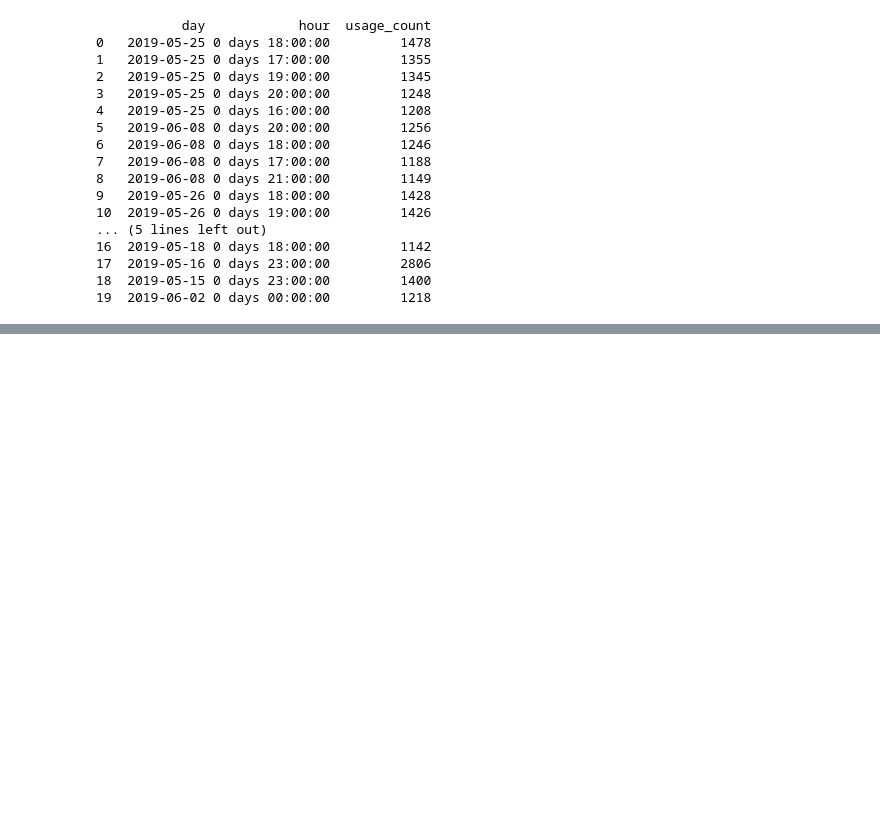
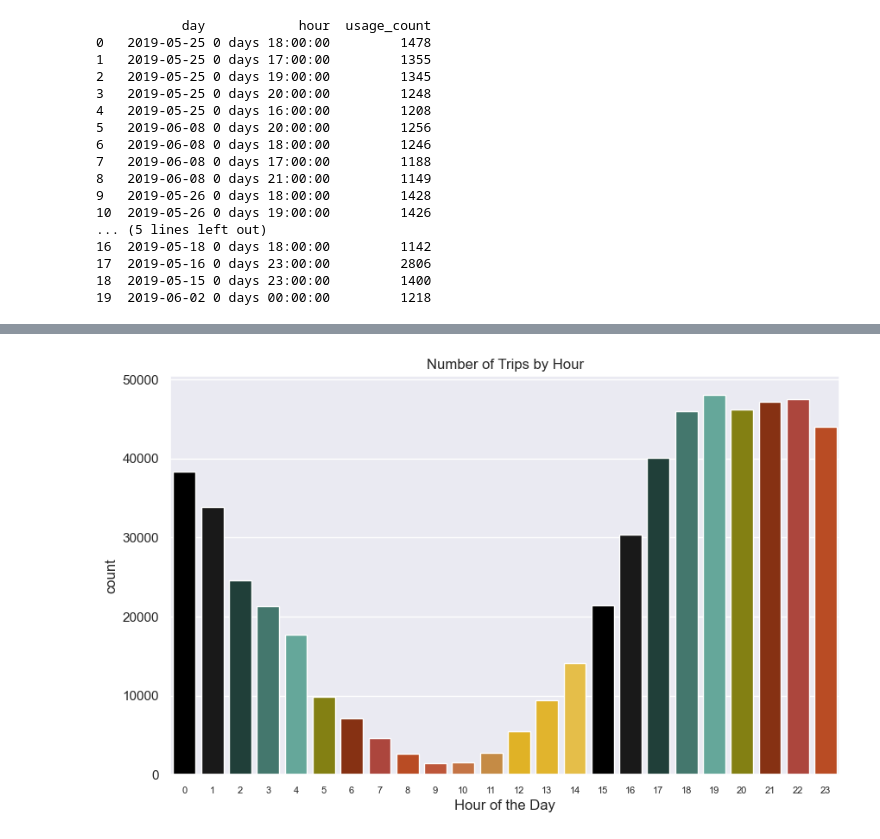
Before and after one commit to NSS-Data-Analytics-Cohort-8/scooter-partner1-yo_dawg_i_heard_you_liked_queries, a Jupyter notebook: notebooks/scooters.ipynb, the cells around one changed output, grey strips where cells are left out. Saved outputs shown, nothing was run; the diff lists cells and outputs as text; code cells hidden in the pictures; blank space fills up the shorter version.

Commit message:
finished hourly chart

```diff
--- a/notebooks/scooters.ipynb
+++ b/notebooks/scooters.ipynb
@@ -963,0 +1027,9 @@ print(hourly_breakdown)
+# %%
+query = '''
+SELECT EXTRACT(HOUR FROM pubtimestamp) AS hour
+FROM trips'''
+
+hourly = pd.read_sql(query, con=engine)
+
+hourly_counts = hourly.groupby('hour').size().reset_index(name='count')
+hourly_counts
@@ -963,0 +1056,15 @@ print(hourly_breakdown)
+# %%
+#custom color palette
+colors = ["#000000", "#191919", "#1B443C", "#3C7F72", "#5AB2A1", "#969200", "#992800", "#BF372A", "#D2400B", "#D34A24", "#D96E30",  "#DA8D30", "#FFC107", "#FFC30F", "#FFCB2F"]
+# %%
+sns.set_palette(sns.color_palette(colors))
+# %%
+sns.set(rc={'figure.figsize':(10,6)})
+ax = sns.barplot(x="hour", y="count", data=hourly_counts, palette=colors)
+ax.set_xlabel("Hour of the Day")
+ax.set_xticklabels(range(0, 24))
+ax.set_title("Number of Trips by Hour")
+plt.xticks(fontsize=8)
+plt.show()
+# %% [output]
+[figure, added]
```
Also changed, not shown: parts of 10 cells of this notebook.
